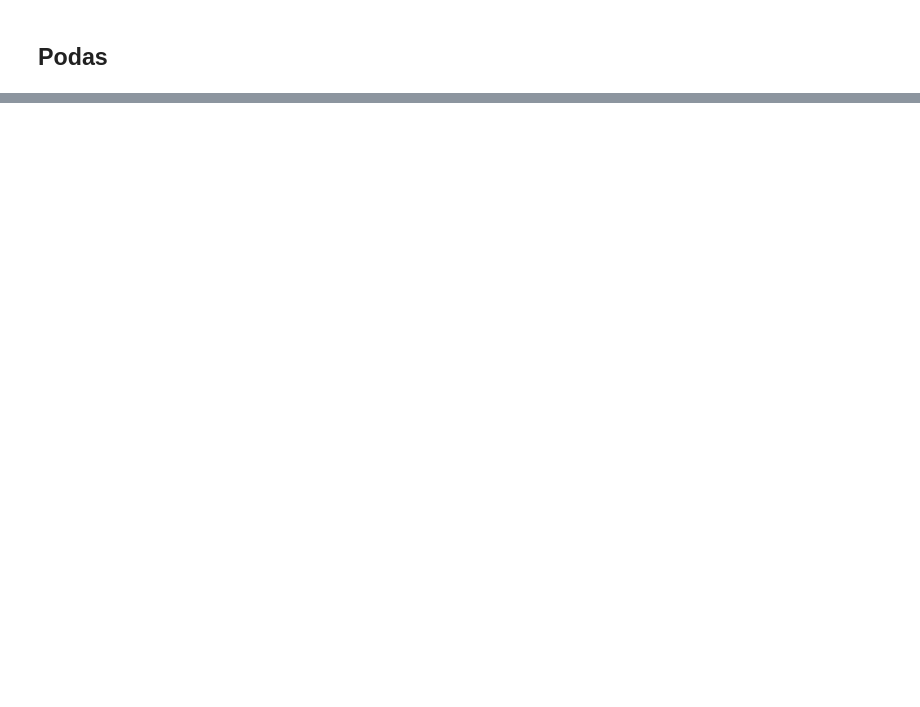
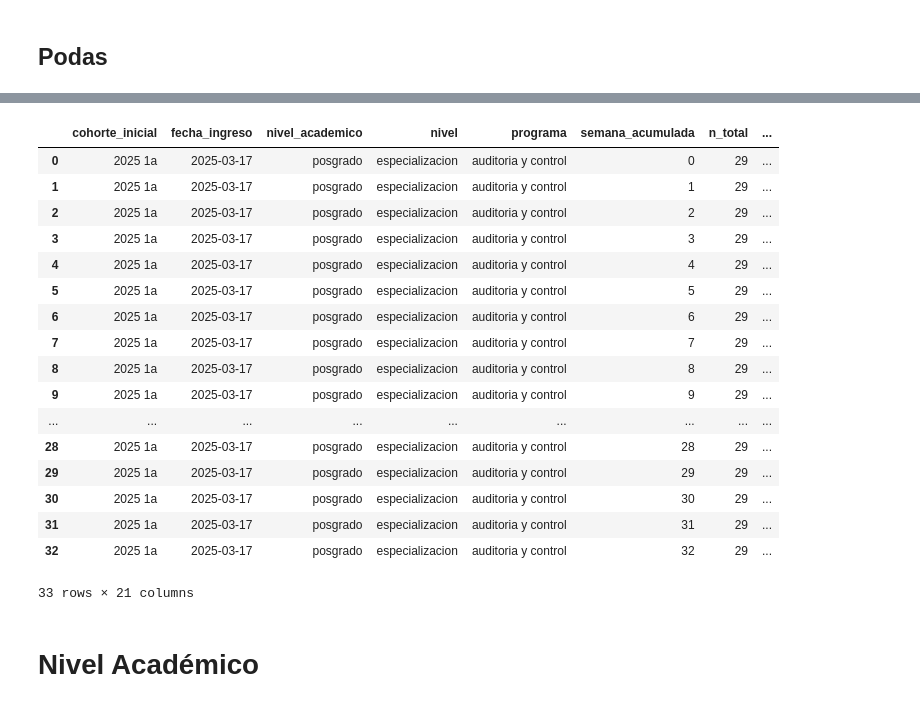
Before and after one commit to juanjimenez-design/central_perm_flow, a Jupyter notebook: notebooks/nb_cascadas_lifetables_survival.ipynb, the cells around one changed output, grey strips where cells are left out. Drawn from its saved outputs; the diff is of its cells as text; code cells hidden in the pictures; blank space fills up the shorter version.

Commit message:
Piepline Tablas de vida: Solo falta corregir eficiencia terminal

```diff
--- a/notebooks/nb_cascadas_lifetables_survival.ipynb
+++ b/notebooks/nb_cascadas_lifetables_survival.ipynb
@@ -418 +247,27 @@ cascadas_semanal['ai'] = cascadas_semanal['nuevos'] - cascadas_semanal['di_cum']
+# %%
+cascadas_semanal_podada = podar_tabla_vida(cascadas_semanal,dict_niveles_duracion)
+# 5. Calcular la baja acumulada (di_cum) por cohorte, nivel y programa ordenado por fecha_inicio, fecha_fin, semana_acumulada y month
+cascadas_semanal_podada['di_cum'] = cascadas_semanal_podada.groupby(['fecha_ingreso',
+                                                        'nivel_academico',
+                                                        'nivel',
+                                                        'programa'
+                                    ])['di'].cumsum()
+
+cascadas_semanal_podada['gi_cum'] = cascadas_semanal_podada.groupby(['fecha_ingreso',
+                                                        'nivel_academico',
+                                                        'nivel',
+                                                        'programa'])['gi'].cumsum()
+
+# 6. Calcular la cantidad de estudiantes activos restando los ingresos menos la baja acumulada
+cascadas_semanal_podada['ai'] = cascadas_semanal_podada['nuevos'] - cascadas_semanal_podada['di_cum'] - cascadas_semanal_podada['gi_cum']
+# %%
+# 1. Definir las columnas de agrupación (tus llaves de negocio)
+group_keys = [
+    'cohorte_inicial', 'fecha_ingreso', 'nivel_academico', 'nivel', 'programa'
+]
+
+# 2. Asegurar el orden cronológico antes de hacer el shift
+cascadas_semanal_podada = cascadas_semanal_podada.sort_values(
+    by=group_keys + ['semana_acumulada']
+)
 # %%
@@ -469,0 +473,9 @@ cascadas_semanal['et'] = cascadas_semanal['ai'] / (cascadas_semanal['nuevos']-ca
+# %%
+columnas = ['cohorte_inicial', 'fecha_ingreso', 'nivel_academico', 'nivel',
+       'programa',  'fecha_inicio', 'fecha_fin', 'semana',
+       'semana_acumulada','semana_limite',  'month', 'mes_academico', 'nuevos', 'di',
+       'gi', 'engi','ci' ]
+group_cols = ['cohorte_inicial', 'fecha_ingreso', 'nivel_academico', 'nivel',
+                    'programa', ]
+
+conf_z = 1.96
@@ -469,0 +488,11 @@ cascadas_semanal['et'] = cascadas_semanal['ai'] / (cascadas_semanal['nuevos']-ca
+# %%
+central_tabla_vida, censuras = calcular_km_y_eti_dinamico(
+    df = cascadas_semanal_podada_censuras.loc[:,columnas] ,
+    group_cols = group_cols
+)
+# %%
+mask_cohorte = central_tabla_vida['cohorte_inicial'] == '2025 1a'
+mask_nivel = central_tabla_vida['nivel_academico'] == 'posgrado'
+mask_programa = central_tabla_vida['programa'] == 'auditoria y control'
+central_tabla_vida[mask_cohorte & mask_nivel & mask_programa]
+# %% [output]
@@ -469,0 +500,20 @@ cascadas_semanal['et'] = cascadas_semanal['ai'] / (cascadas_semanal['nuevos']-ca
+|  | cohorte_inicial | fecha_ingreso | nivel_academico | nivel | programa | semana_acumulada | n_total | ... |
+| 0 | 2025 1a | 2025-03-17 | posgrado | especializacion | auditoria y control | 0 | 29 | ... |
+| 1 | 2025 1a | 2025-03-17 | posgrado | especializacion | auditoria y control | 1 | 29 | ... |
+| 2 | 2025 1a | 2025-03-17 | posgrado | especializacion | auditoria y control | 2 | 29 | ... |
+| 3 | 2025 1a | 2025-03-17 | posgrado | especializacion | auditoria y control | 3 | 29 | ... |
+| 4 | 2025 1a | 2025-03-17 | posgrado | especializacion | auditoria y control | 4 | 29 | ... |
+| 5 | 2025 1a | 2025-03-17 | posgrado | especializacion | auditoria y control | 5 | 29 | ... |
+| 6 | 2025 1a | 2025-03-17 | posgrado | especializacion | auditoria y control | 6 | 29 | ... |
+| 7 | 2025 1a | 2025-03-17 | posgrado | especializacion | auditoria y control | 7 | 29 | ... |
+| 8 | 2025 1a | 2025-03-17 | posgrado | especializacion | auditoria y control | 8 | 29 | ... |
+| 9 | 2025 1a | 2025-03-17 | posgrado | especializacion | auditoria y control | 9 | 29 | ... |
+| ... | ... | ... | ... | ... | ... | ... | ... | ... |
+| 28 | 2025 1a | 2025-03-17 | posgrado | especializacion | auditoria y control | 28 | 29 | ... |
+| 29 | 2025 1a | 2025-03-17 | posgrado | especializacion | auditoria y control | 29 | 29 | ... |
+| 30 | 2025 1a | 2025-03-17 | posgrado | especializacion | auditoria y control | 30 | 29 | ... |
+| 31 | 2025 1a | 2025-03-17 | posgrado | especializacion | auditoria y control | 31 | 29 | ... |
+| 32 | 2025 1a | 2025-03-17 | posgrado | especializacion | auditoria y control | 32 | 29 | ... |
+33 rows × 21 columns
+# %% [markdown]
+# Nivel Académico
```
Also changed, not shown: parts of 40 cells of this notebook, 1 other file.
